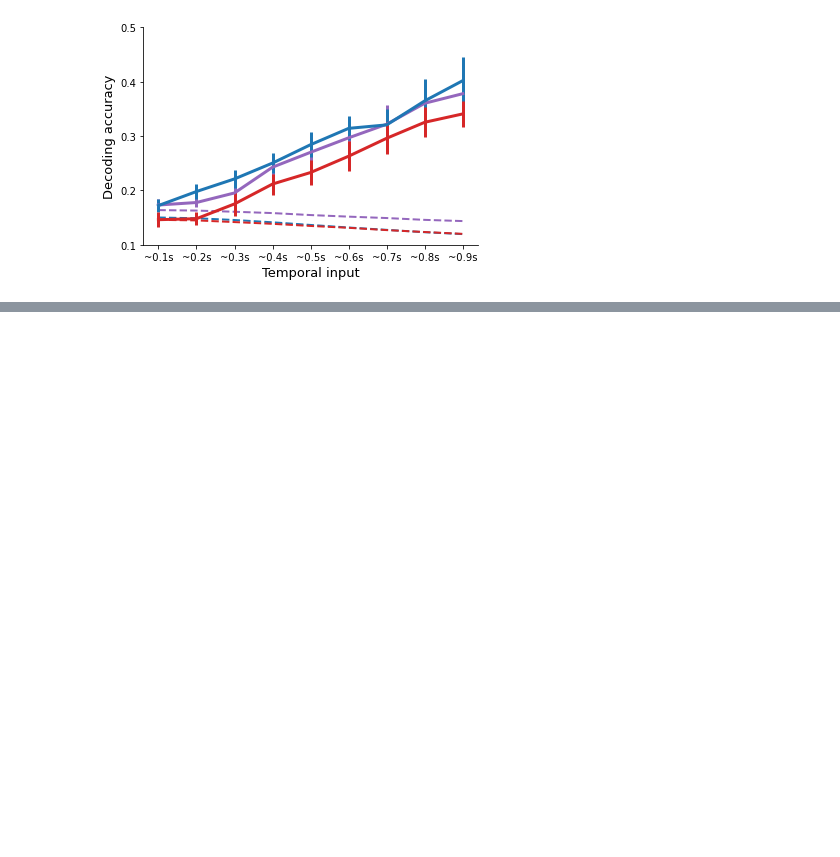
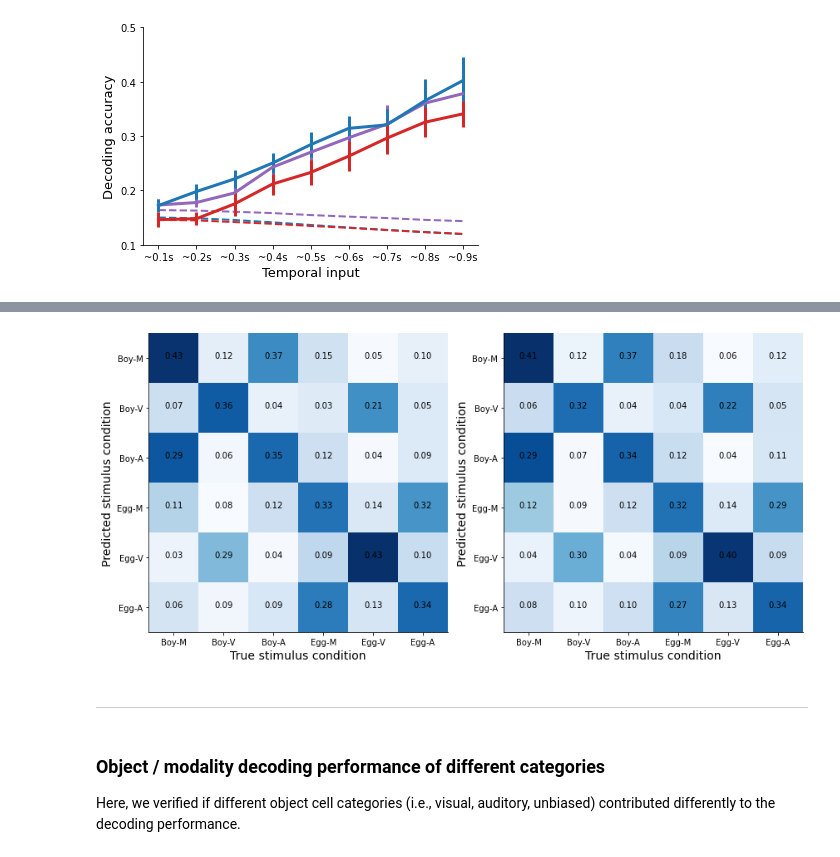
Before and after one commit to heung10/multimodal-object-recognition, a Jupyter notebook: neural/7.1. SVM Population decoding.ipynb, the cells around one changed output, grey strips where cells are left out. Saved outputs shown, nothing was run; the diff lists cells and outputs as text; code cells hidden in the pictures; blank space fills up the shorter version.

```diff
--- a/neural/7.1. SVM Population decoding.ipynb
+++ b/neural/7.1. SVM Population decoding.ipynb
@@ -348,7 +350,7 @@ for t in range(9):
         svm_result = np.zeros((len(rat_list),6,6))
         for r,rat in enumerate(rat_list):
             rat_result = Parallel(n_jobs=-1)(delayed(subsample_cross_val_predict)(df, final_model, rat, kfold, num_trial, bin_size, t+1, 1) for j in range(num_iter))
-            svm_result[r,:,:] = np.sum(rat_result,axis=0)/(num_iter*kfold)
+            svm_result[r,:,:] = np.sum(rat_result,axis=0)/(num_iter*kfold*2)
 
         svm_shuffle_result[shuffle_run,:,:,:] = svm_result
 
@@ -547,0 +648,17 @@ Here, we verified if different object cell categories (i.e., visual, auditory, u
+# %%
+%%time
+
+svm_real = np.zeros((10,len(rat_list),6,6))
+
+for i,rat in enumerate(rat_list):
+    loop_start = time.time()
+
+    rat_result= Parallel(n_jobs=-1)(delayed(permutation_feature_importance_time)(df, final_model, rat, kfold, num_trial, bin_size, 9) for j in range(num_iter))
+    rat_result_mean = np.sum(rat_result,axis=0)/(num_iter*kfold)
+
+    for j in range(10):
+        svm_real[j,i,:,:] = rat_result_mean[j,:,:]
+
+    loop_end = time.time()
+    loop_time = divmod(loop_end-loop_start,60)
+    print(f'LE{rat} completed /// Elapsed time: {int(loop_time[0])} min {loop_time[1]:.2f} sec')
@@ -547,0 +673,33 @@ Here, we verified if different object cell categories (i.e., visual, auditory, u
+# %%
+real_mean = np.mean(svm_real, axis=1)
+
+# contingency matrix for data using all time bins
+fig,ax = plt.subplots(1,2,figsize=(12,6))
+
+ax[0].imshow(real_mean[0,:,:], cmap=plt.cm.get_cmap('Blues'));
+ax[1].imshow(real_mean[7,:,:], cmap=plt.cm.get_cmap('Blues'));
+
+for i in range(2):
+    ax[i].set_xlabel('True stimulus condition', fontsize=14)
+    ax[i].set_ylabel('Predicted stimulus condition', fontsize=14)
+    ax[i].set_xticks(np.arange(0,6))
+    ax[i].set_xticklabels(['Boy-M','Boy-V','Boy-A','Egg-M','Egg-V','Egg-A']);
+    ax[i].set_yticks(np.arange(0,6))
+    ax[i].set_yticklabels(['Boy-M','Boy-V','Boy-A','Egg-M','Egg-V','Egg-A']);
+
+for m in range(6):
+    for l in range(6):
+        ax[0].text(m,l,'{:.2f}'.format(real_mean[0,m,l]),ha='center')
+
+for m in range(6):
+    for l in range(6):
+        ax[1].text(m,l,'{:.2f}'.format(real_mean[7,m,l]),ha='center')
+
+plt.tight_layout()
+# %% [output]
+[figure, added]
+# %% [markdown]
+---
+# %% [markdown]
+### Object / modality decoding performance of different categories
+Here, we verified if different object cell categories (i.e., visual, auditory, unbiased) contributed differently to the decoding performance.
```
Also changed, not shown: parts of 31 cells of this notebook, 1 other file.
